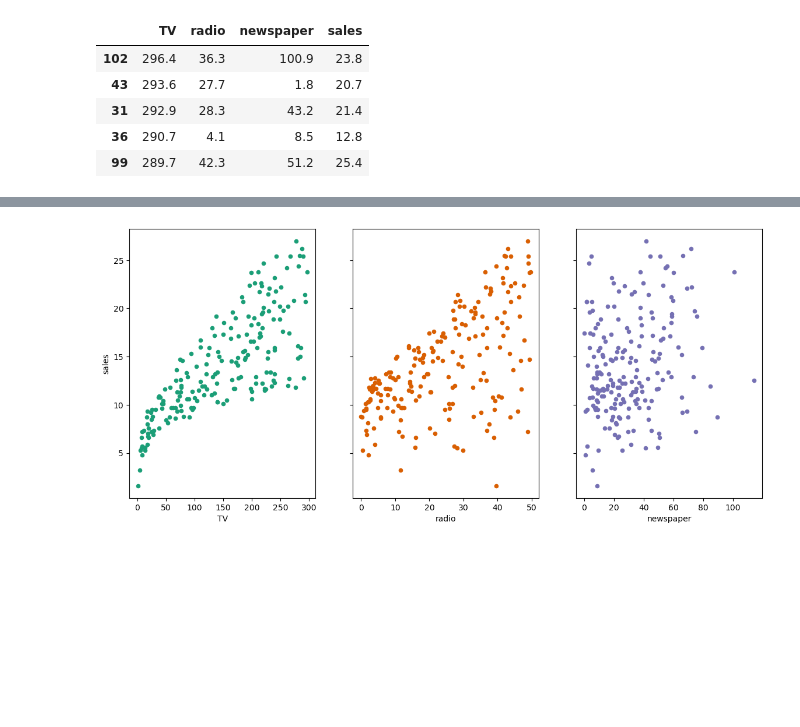
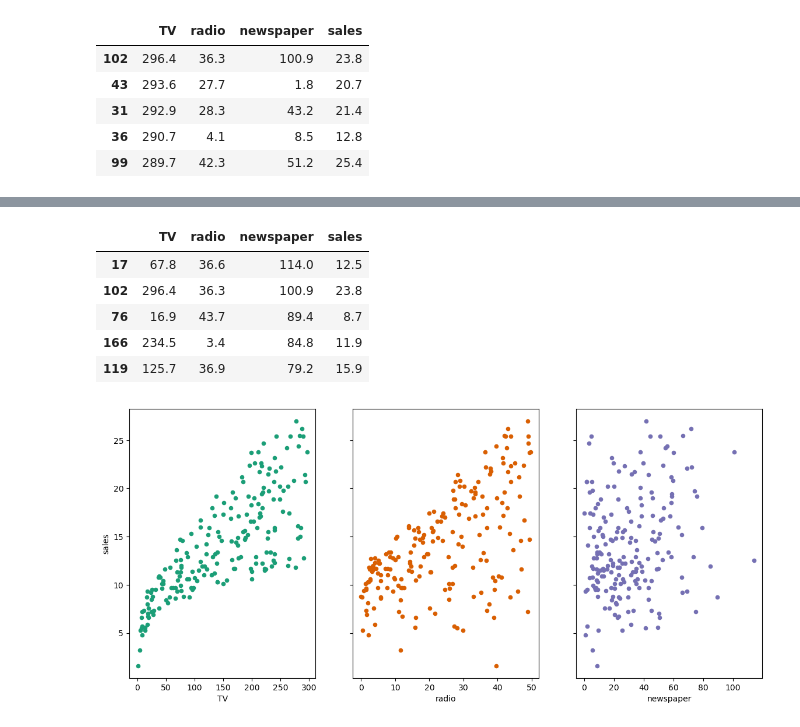
Before and after one commit to caichinger/AIMNC24, a Jupyter notebook: use_case/marketing_plan.ipynb, the cells around one changed output, grey strips where cells are left out. Saved outputs shown, nothing was run; the diff lists cells and outputs as text; code cells hidden in the pictures; blank space fills up the shorter version.

```diff
--- a/use_case/marketing_plan.ipynb
+++ b/use_case/marketing_plan.ipynb
@@ -105 +198,10 @@ ag.fig
+# %%
+df.sort_values('newspaper', ascending=False).head()
+# %% [output]
+|  | TV | radio | newspaper | sales |
+| 17 | 67.8 | 36.6 | 114.0 | 12.5 |
+| 102 | 296.4 | 36.3 | 100.9 | 23.8 |
+| 76 | 16.9 | 43.7 | 89.4 | 8.7 |
+| 166 | 234.5 | 3.4 | 84.8 | 11.9 |
+| 119 | 125.7 | 36.9 | 79.2 | 15.9 |
 # %%
```
Also changed, not shown: parts of 13 cells of this notebook, 5 other files.
